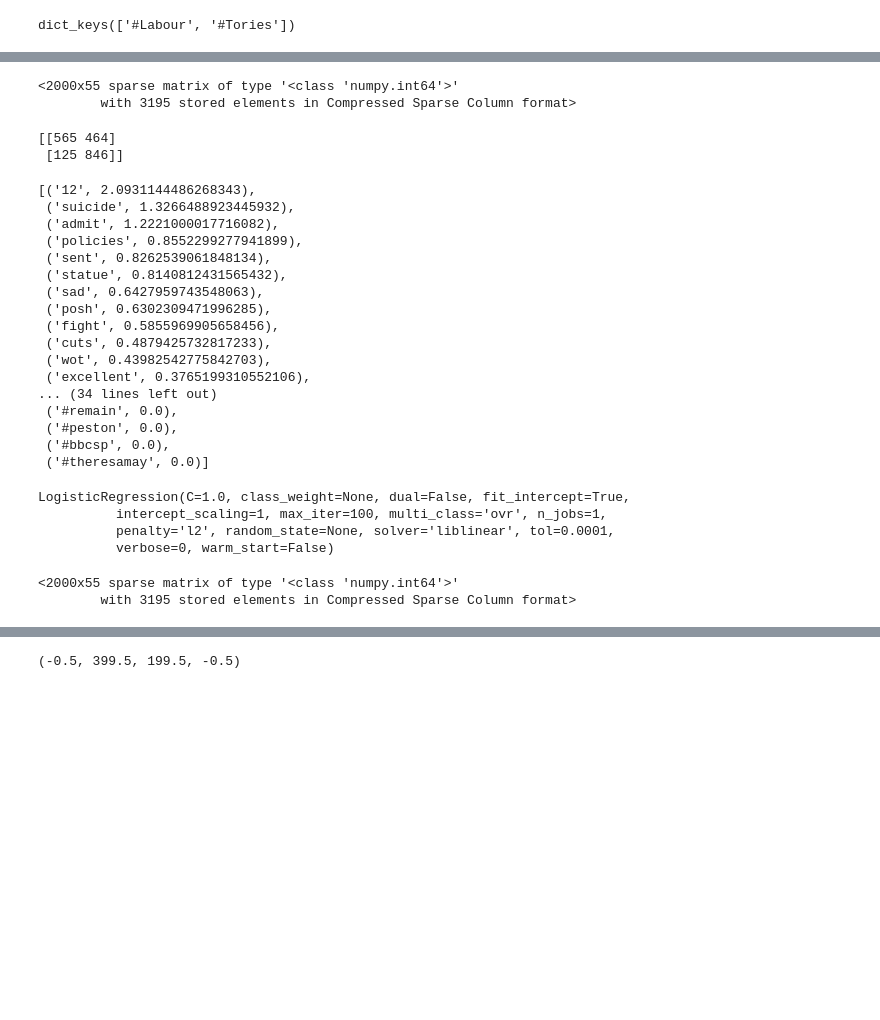
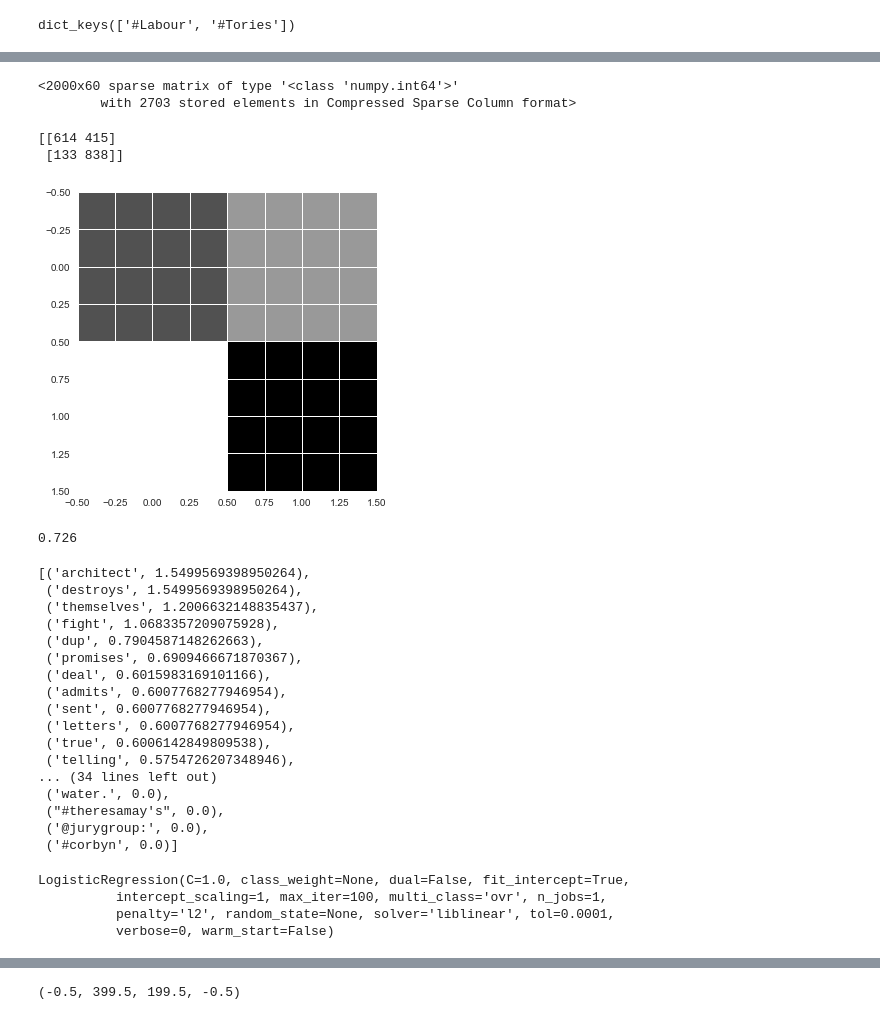
Before and after one commit to schiaffinojavi/twitter-data-politics, a Jupyter notebook: Proyect - Twitter Data Science.ipynb, the cells around one changed output, grey strips where cells are left out. Saved outputs shown, nothing was run; the diff lists cells and outputs as text; code cells hidden in the pictures; blank space fills up the shorter version.

```diff
--- a/Proyect - Twitter Data Science.ipynb
+++ b/Proyect - Twitter Data Science.ipynb
@@ -258,7 +262,7 @@ with open('stopwords.txt') as f:
     for line in f:
         stop_words.append(line.rstrip())
 # %%
-filter_words = {'labour','Labour', 'Tories','tories','https://t.co/xOSOYNwTw4', 'https','rt', 'are', 'on', 'by', 'The', 'if', '&amp;', 'i', 'at', 'has', 'will','your', 'it', 'that', 'not', 'just', 'https:/…', 'achieved', 'one', 'as', "it's", 'do', 'Enough', 'what', ':https://t…', 'message', 'https://t.co/ZDgQnY8lOP'}
+filter_words = {'tory','retweet','#tories','#labour','#conservatives','labour','Labour', 'Tories','tories','https://t.co/xOSOYNwTw4', 'https','rt', 'are', 'on', 'by', 'The', 'if', '&amp;', 'i', 'at', 'has', 'will','your', 'it', 'that', 'not', 'just', 'https:/…', 'achieved', 'one', 'as', "it's", 'do', 'Enough', 'what', ':https://t…', 'message', 'https://t.co/ZDgQnY8lOP'}
 
 filter_words = filter_words | set(stop_words)
 filter_words
@@ -379,16 +412,21 @@ X_train, X_test, y_train, y_test = train_test_split(td_matrix, y, test_size=0.5,
 # %%
 svc.fit_transform(X_train, y_train)
 # %% [output]
-<2000x55 sparse matrix of type '<class 'numpy.int64'>'
-        with 3195 stored elements in Compressed Sparse Column format>
+<2000x60 sparse matrix of type '<class 'numpy.int64'>'
+        with 2703 stored elements in Compressed Sparse Column format>
 # %%
 y_pred = svc.predict(X_test)
-# %%
-
-print(confusion_matrix(y_test, y_pred))
-# %% [output]
-[[565 464]
- [125 846]]
+# %%
+conf = confusion_matrix(y_test, y_pred, labels=[LABOUR_HASHTAG, TORY_HASHTAG])
+print(confusion_matrix(y_test, y_pred, labels=[LABOUR_HASHTAG, TORY_HASHTAG]))
+plt.imshow(conf, cmap='binary', interpolation='None')
+plt.show()
+print(np.mean(y_test == y_pred))
+# %% [output]
+[[614 415]
+ [133 838]]
+[figure, added]
+0.726
 # %%
 words_importances = list(zip(list(count_vectorizer.vocabulary), svc.coef_.tolist()[0]))
 # %%
@@ -396,23 +434,23 @@ words_importances.sort(key=lambda x:x[1], reverse=True)
 # %%
 words_importances[:50]
 # %% [output]
-[('12', 2.0931144486268343),
- ('suicide', 1.3266488923445932),
- ('admit', 1.2221000017716082),
- ('policies', 0.8552299277941899),
- ('sent', 0.8262539061848134),
- ('statue', 0.8140812431565432),
- ('sad', 0.6427959743548063),
- ('posh', 0.6302309471996285),
- ('fight', 0.5855969905658456),
- ('cuts', 0.4879425732817233),
- ('wot', 0.43982542775842703),
- ('excellent', 0.3765199310552106),
+[('architect', 1.5499569398950264),
+ ('destroys', 1.5499569398950264),
+ ('themselves', 1.2006632148835437),
+ ('fight', 1.0683357209075928),
+ ('dup', 0.7904587148262663),
+ ('promises', 0.6909466671870367),
+ ('deal', 0.6015983169101166),
+ ('admits', 0.6007768277946954),
+ ('sent', 0.6007768277946954),
+ ('letters', 0.6007768277946954),
+ ('true', 0.6006142849809538),
+ ('telling', 0.5754726207348946),
 ... (34 lines left out)
- ('#remain', 0.0),
- ('#peston', 0.0),
- ('#bbcsp', 0.0),
- ('#theresamay', 0.0)]
+ ('water.', 0.0),
+ ("#theresamay's", 0.0),
+ ('@jurygroup:', 0.0),
+ ('#corbyn', 0.0)]
 # %%
 from sklearn.linear_model import LogisticRegression
 # %%
@@ -426,8 +464,3 @@ LogisticRegression(C=1.0, class_weight=None, dual=False, fit_intercept=True,
 # %%
 X_train, X_test, y_train, y_test = train_test_split(td_matrix, y, test_size=0.5, random_state=0)
 y_actual = y_test
-# %%
-svc.fit_transform(X_train, y_train)
-# %% [output]
-<2000x55 sparse matrix of type '<class 'numpy.int64'>'
-        with 3195 stored elements in Compressed Sparse Column format>
```
Also changed, not shown: parts of 51 cells of this notebook, 1 other file.
